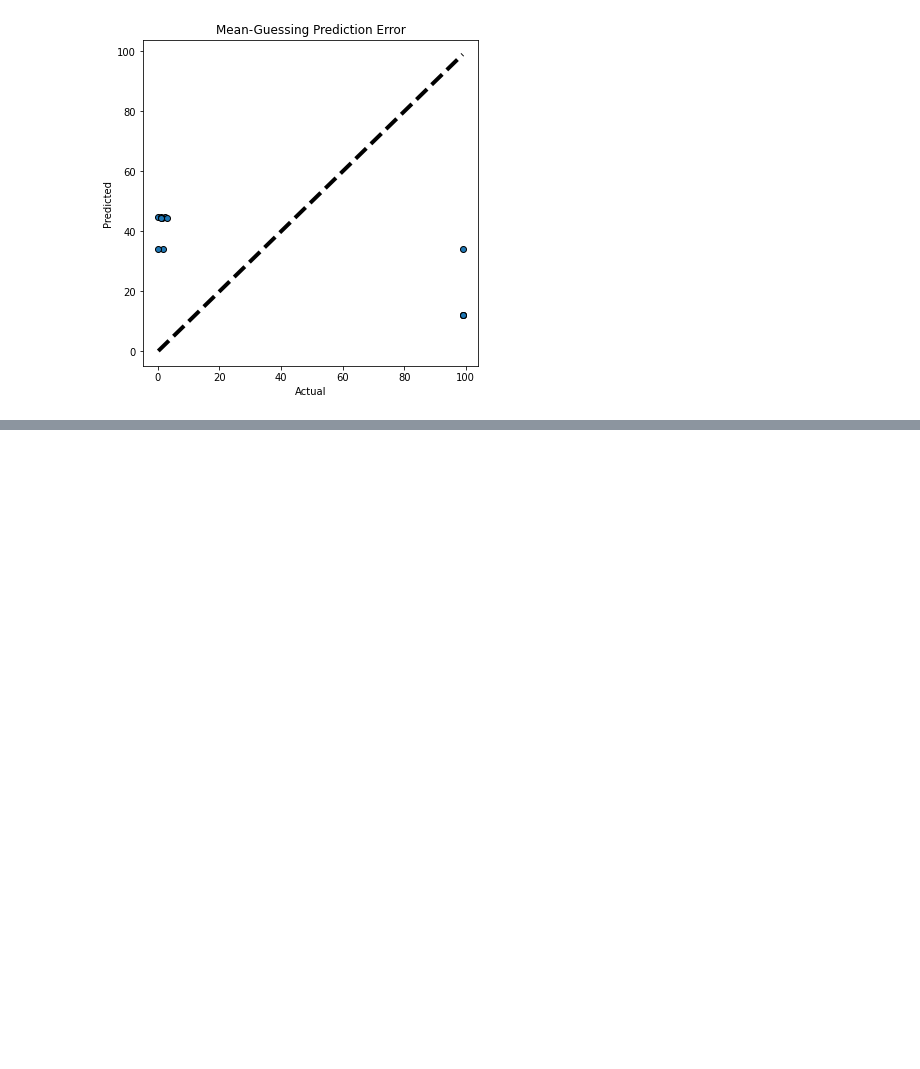
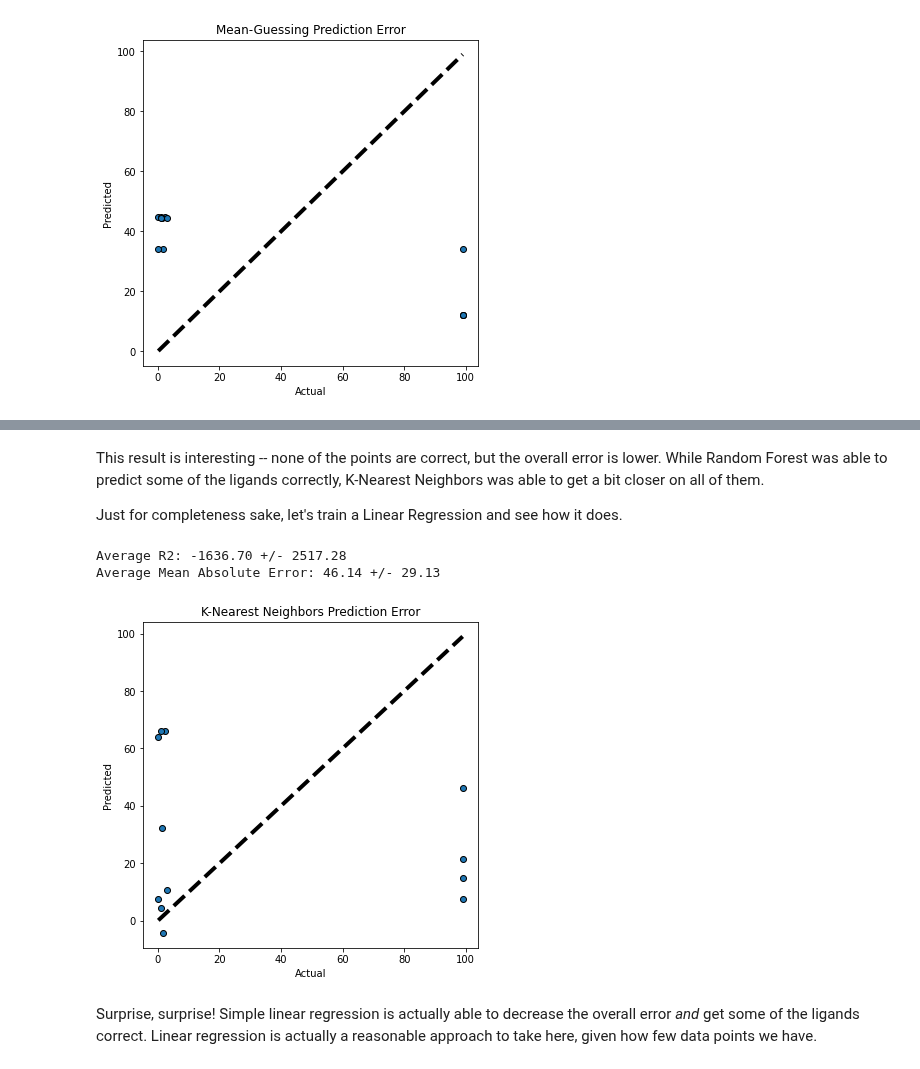
Before and after one commit to JacksonBurns/ArClOTs, a Jupyter notebook: ArClOTs_analysis.ipynb, the cells around one changed output, grey strips where cells are left out. Cells and saved outputs as stored; diff of their text form; code cells hidden in the pictures; blank space fills up the shorter version.

```diff
--- a/ArClOTs_analysis.ipynb
+++ b/ArClOTs_analysis.ipynb
@@ -166,0 +230,33 @@ prediction_error_plot(selectivity, mean_predictions, title='Mean-Guessing Predic
+# %% [markdown]
+This result is interesting -- none of the points are correct, but the overall error is lower. While Random Forest was able to predict some of the ligands correctly, K-Nearest Neighbors was able to get a bit closer on all of them.
+
+Just for completeness sake, let's train a Linear Regression and see how it does.
+# %%
+from sklearn.linear_model import LinearRegression
+linear_model = LinearRegression()
+
+linear_score_r2 = cross_val_score(
+    linear_model,
+    fingerprints,
+    selectivity,
+    cv=groups,
+    scoring='r2',
+)
+linear_score_MAE = cross_val_score(
+    linear_model,
+    fingerprints,
+    selectivity,
+    cv=groups,
+    scoring='neg_mean_absolute_error',
+)
+print(f"Average R2: {linear_score_r2.mean():.2f} +/- {linear_score_r2.std():.2f}")
+print(f"Average Mean Absolute Error: {-1*linear_score_MAE.mean():.2f} +/- {linear_score_MAE.std():.2f}")
+
+linear_predictions = cross_val_predict(linear_model, fingerprints, selectivity, cv=groups)
+prediction_error_plot(selectivity, linear_predictions, title='K-Nearest Neighbors Prediction Error')
+# %% [output]
+Average R2: -1636.70 +/- 2517.28
+Average Mean Absolute Error: 46.14 +/- 29.13
+[figure, added]
+# %% [markdown]
+Surprise, surprise! Simple linear regression is actually able to decrease the overall error _and_ get some of the ligands correct. Linear regression is actually a reasonable approach to take here, given how few data points we have.
```
Also changed, not shown: parts of 6 cells of this notebook, 1 other file.
